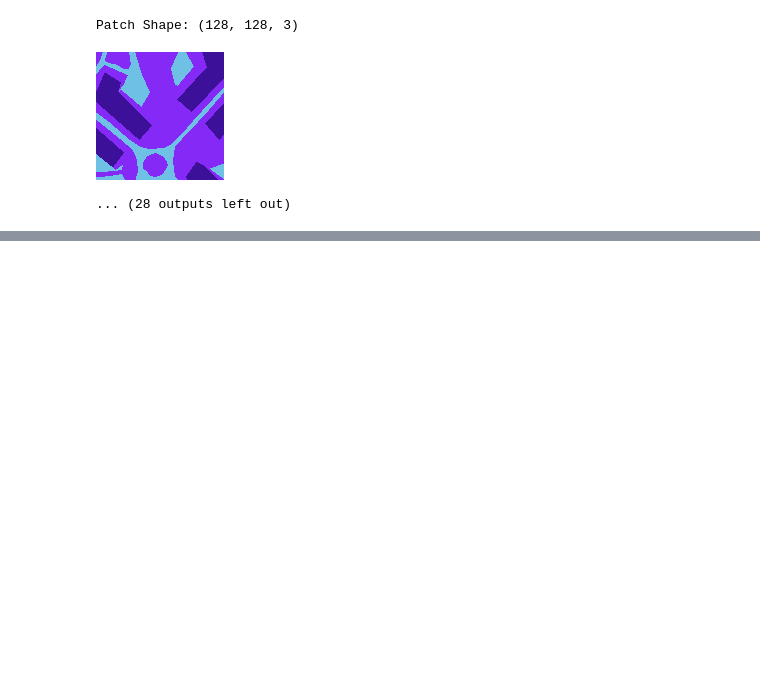
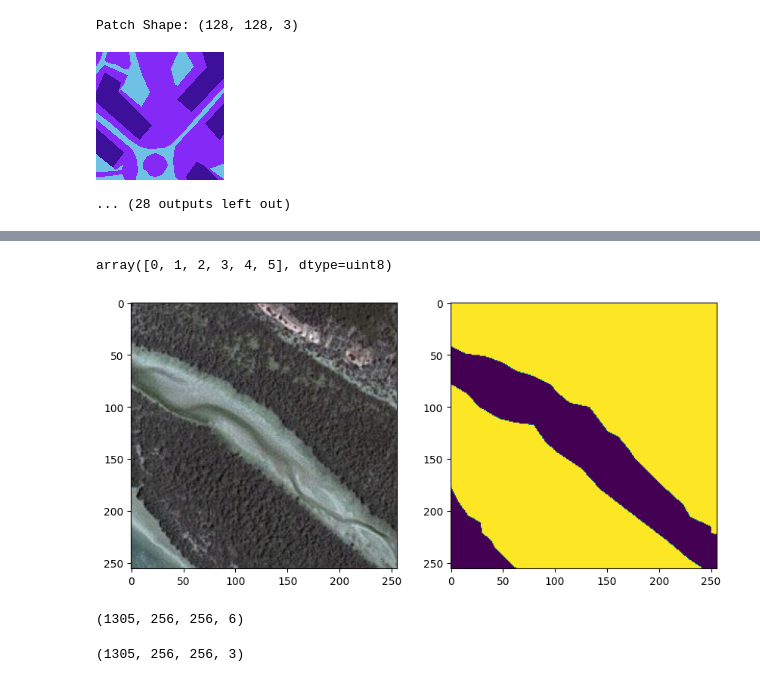
Before and after one commit to MoizAhmed2517/Satellite-Image-Semantic-Segmentation, a Jupyter notebook: Satellite_Remote_Sensing_images_Semantic_Segmentation.ipynb, the cells around one changed output, grey strips where cells are left out. Saved outputs shown, nothing was run; the diff lists cells and outputs as text; code cells hidden in the pictures; blank space fills up the shorter version.

```diff
--- a/Satellite_Remote_Sensing_images_Semantic_Segmentation.ipynb
+++ b/Satellite_Remote_Sensing_images_Semantic_Segmentation.ipynb
@@ -163,0 +209,7 @@ for image in images:
+# %%
+labels = []
+for i in range(mask_dataset.shape[0]):
+  label = rgb_to_label(mask_dataset[i])
+  labels.append(label)
+# %%
+labels = np.array(labels)
@@ -163,0 +226,2 @@ for image in images:
+# %%
+labels = np.expand_dims(labels, axis=3)
@@ -163,0 +248,19 @@ for image in images:
+# %%
+np.unique(labels)
+# %% [output]
+array([0, 1, 2, 3, 4, 5], dtype=uint8)
+# %%
+def random_image_comparison_plot(image, mask, labels=False):
+  id = random.randint(0, len(image))
+  plt.figure(figsize=(10, 10))
+  plt.subplot(1, 2, 1)
+  plt.imshow(image[id])
+  plt.subplot(1, 2, 2)
+  if labels:
+    plt.imshow(mask[id][:, :, 0])
+  else:
+    plt.imshow(mask[id])
+# %%
+random_image_comparison_plot(image_dataset, labels, True)
+# %% [output]
+[figure, added]
@@ -163,0 +271,4 @@ for image in images:
+# %%
+label_categorical_dataset.shape
+# %% [output]
+(1305, 256, 256, 6)
@@ -163,0 +277,4 @@ for image in images:
+# %%
+master_training_dataset.shape
+# %% [output]
+(1305, 256, 256, 3)
```
Also changed, not shown: parts of 23 cells of this notebook.
